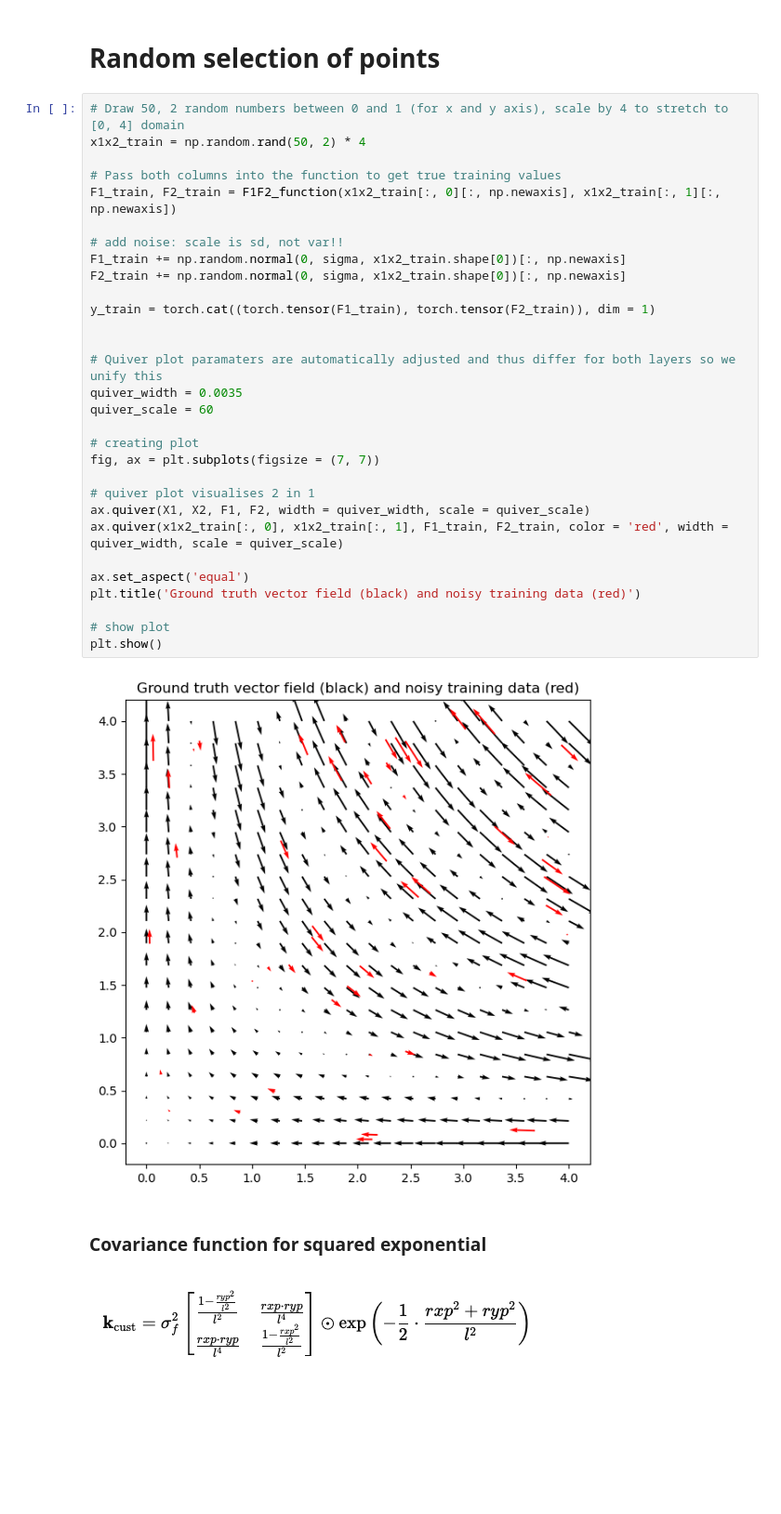
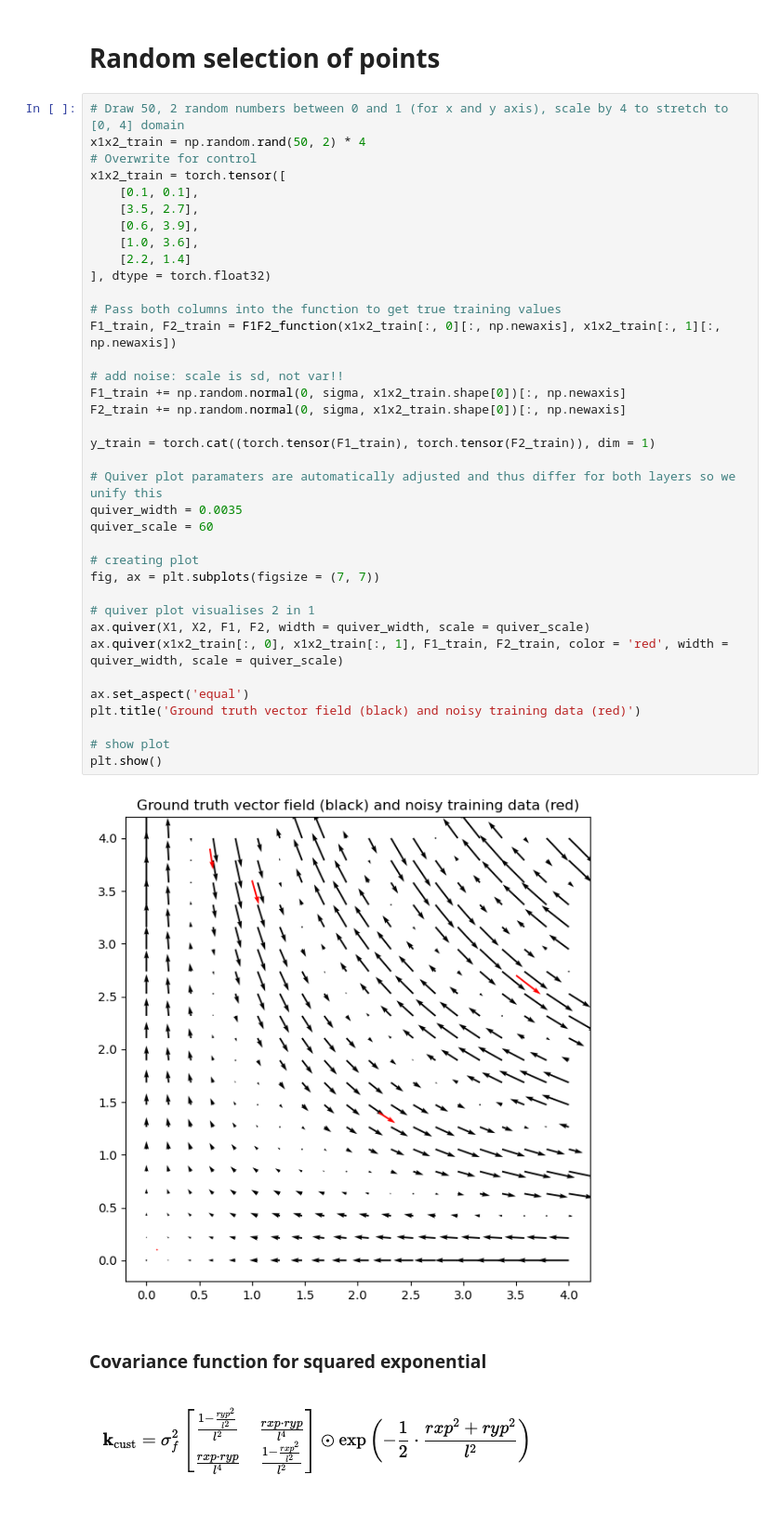
Before and after one commit to kimbente/ice_thickness, a Jupyter notebook: simulate.ipynb, the cells around one changed output. Shown at 93% size. Cells and saved outputs as stored; diff of their text form; blank space fills up the shorter version.

```diff
--- a/simulate.ipynb
+++ b/simulate.ipynb
@@ -160,35 +209,42 @@ plt.show()
 # %%
 # Draw 50, 2 random numbers between 0 and 1 (for x and y axis), scale by 4 to stretch to [0, 4] domain
 x1x2_train = np.random.rand(50, 2) * 4
+# Overwrite for control
+x1x2_train = torch.tensor([
+    [0.1, 0.1],
+    [3.5, 2.7],
+    [0.6, 3.9],
+    [1.0, 3.6],
+    [2.2, 1.4]
+], dtype = torch.float32)
 
 # Pass both columns into the function to get true training values
 F1_train, F2_train = F1F2_function(x1x2_train[:, 0][:, np.newaxis], x1x2_train[:, 1][:, np.newaxis])
 
 # add noise: scale is sd, not var!!
 F1_train += np.random.normal(0, sigma, x1x2_train.shape[0])[:, np.newaxis]
 F2_train += np.random.normal(0, sigma, x1x2_train.shape[0])[:, np.newaxis]
 
 y_train = torch.cat((torch.tensor(F1_train), torch.tensor(F2_train)), dim = 1)
-
 
 # Quiver plot paramaters are automatically adjusted and thus differ for both layers so we unify this
 quiver_width = 0.0035
 quiver_scale = 60
 
 # creating plot
 fig, ax = plt.subplots(figsize = (7, 7))
 
 # quiver plot visualises 2 in 1
 ax.quiver(X1, X2, F1, F2, width = quiver_width, scale = quiver_scale)
 ax.quiver(x1x2_train[:, 0], x1x2_train[:, 1], F1_train, F2_train, color = 'red', width = quiver_width, scale = quiver_scale)
 
 ax.set_aspect('equal')
 plt.title('Ground truth vector field (black) and noisy training data (red)')
 
 # show plot
 plt.show()
 # %% [output]
-[figure, old version]
+[figure, new version]
 # %% [markdown]
 ### Covariance function for squared exponential
 
```
Also changed, not shown: parts of 22 cells of this notebook, 2 other files.
